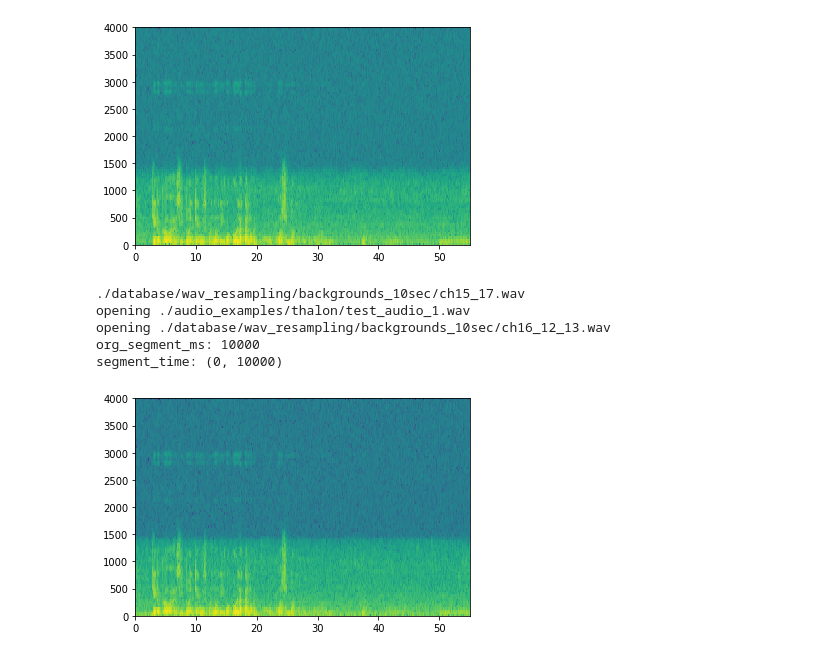
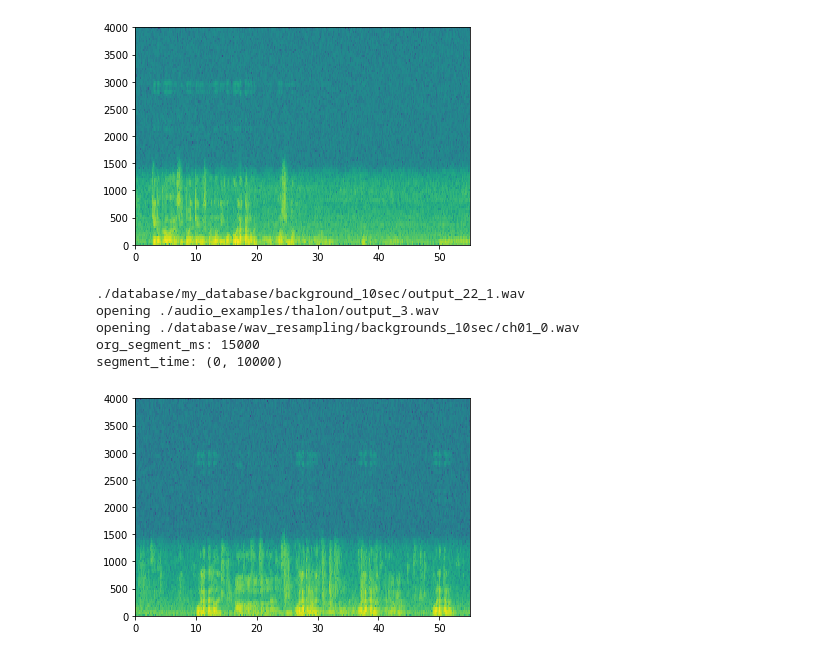
Before and after one commit to jcgarciaca/trigger_word_detection_thalon, a Jupyter notebook: create_testing_background.ipynb, the cells around one changed output. Saved outputs shown, nothing was run; the diff lists cells and outputs as text; code cells hidden in the pictures.

```diff
--- a/create_testing_background.ipynb
+++ b/create_testing_background.ipynb
@@ -53,24 +53,26 @@ x = graph_spectrogram("./audio_examples/thalon/test_audio_1_mod.wav")
 # %%
  _, _, backgrounds = load_raw_audio_thalon_list()
 print(backgrounds[0])
-audio_org = './audio_examples/thalon/test_audio_1.wav'
+audio_org = './audio_examples/thalon/output_3.wav'
 audio_list = []
 if os.path.exists(audio_org):
     audio_list.append(audio_org)
 audio = load_raw_data(audio_list)
 
-background = load_raw_data(random.sample(backgrounds, k=1))
+background_test = []
+background_test.append('./database/wav_resampling/backgrounds_10sec/ch01_0.wav')
+background = load_raw_data(background_test)# load_raw_data(random.sample(backgrounds, k=1))
 background = background[0] - 20
 
 background = insert_audio_clip(background, audio[0])
 background = match_target_amplitude(background, -20.0)
-file_handle = background.export("./audio_examples/thalon/test_audio_1_mod.wav", format="wav")
-x = graph_spectrogram("./audio_examples/thalon/test_audio_1_mod.wav")
+file_handle = background.export("./audio_examples/thalon/output_3_10sec_mod.wav", format="wav")
+x = graph_spectrogram("./audio_examples/thalon/output_3_10sec_mod.wav")
 # %% [output]
-./database/wav_resampling/backgrounds_10sec/ch15_17.wav
-opening ./audio_examples/thalon/test_audio_1.wav
-opening ./database/wav_resampling/backgrounds_10sec/ch16_12_13.wav
-org_segment_ms: 10000
+./database/my_database/background_10sec/output_22_1.wav
+opening ./audio_examples/thalon/output_3.wav
+opening ./database/wav_resampling/backgrounds_10sec/ch01_0.wav
+org_segment_ms: 15000
 segment_time: (0, 10000)
-[figure, old version]
+[figure, new version]
 # %%
```
Also changed, not shown: parts of 4 cells of this notebook, 1 other file.
